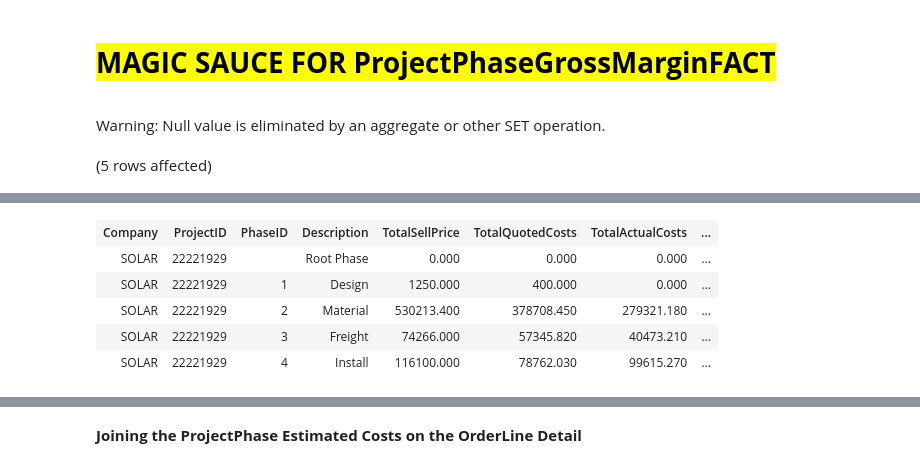
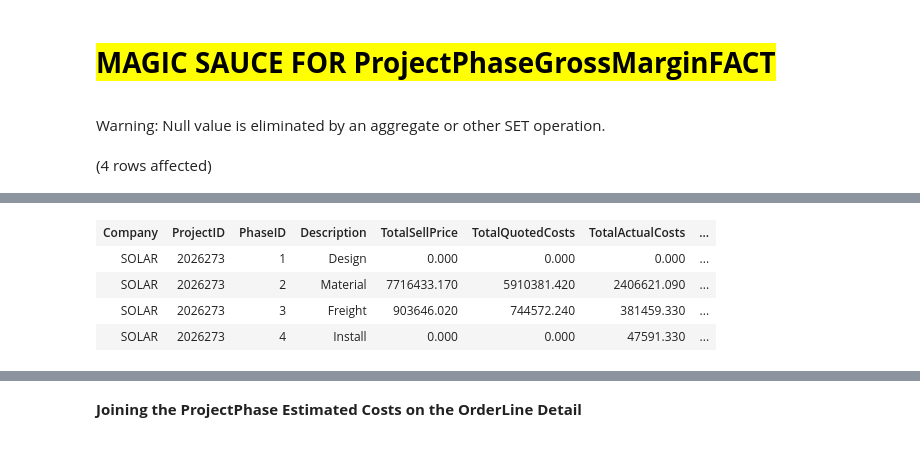
Before and after one commit to mdelisio/SQL-Scripts, a Jupyter notebook: TS South GM Report/GM Report Tables.ipynb, the cells around one changed output, grey strips where cells are left out. Saved outputs shown, nothing was run; the diff lists cells and outputs as text; code cells hidden in the pictures.

```diff
--- a/TS South GM Report/GM Report Tables.ipynb
+++ b/TS South GM Report/GM Report Tables.ipynb
@@ -4,7 +4,7 @@
 <mark></mark>
 # %%
 Declare @ProjectID Varchar(50)
-Set @ProjectID = '22221929';
+Set @ProjectID = '2026273';
 Declare @Company Varchar(50)
 Set @Company = 'Solar';
 
@@ -13,7 +13,9 @@ With OpenJobDemandsDetail AS
 (Select
     Company,
     ProjectID,
-    OrderNum,
+    /*added Try_Cast because there is and OrderNum = 'TSS00000000001' in the JobMtl table
+    but the ProjPhase table OrderNums are ints and it won't complete the join with that varchar */
+    Try_Cast(OrderNum as int) as OrderNum,
     OrderLine,
     (Case
          When (EstUnitCost*(RequiredQty-IssuedQty)) >= 0 Then  (EstUnitCost*(RequiredQty-IssuedQty))
@@ -22,12 +24,6 @@ With OpenJobDemandsDetail AS
     (EstUnitCost*RequiredQty) as EstimatedJobDemands
 FROM [ERPDB].[etl].[vwJobMtlChange]
 WHERE 1=1
-/*******************************************************************
-Had to put these In here because of an error getting returned on
-converting Varchar to INT in this part of the query.  How to Solve?
-*******************************************************************/
-    and ProjectID = @ProjectID
-    and Company = @Company
 ),
 
 
@@ -45,6 +41,7 @@ From OpenJobDemandsDetail
 Group by Company, ProjectID, OrderNum, OrderLine
 ),
 
+
 ProjectPhaseOrderLines as
 (SELECT DISTINCT
     pp.Company,
@@ -61,9 +58,7 @@ FROM ERPDB.ERP.ProjPhase pp
 LEFT JOIN OpenJobDemands ojd
     On pp.Company = ojd.Company and pp.OrderNum = ojd.OrderNum and pp.OrderLine = ojd.OrderLine
 WHERE 1=1
-    and pp.ProjectID = @ProjectID
-    and pp.Company = @Company
-    and pp.OrderNum <> 0
+    and pp.OrderNum <> '0'
 GROUP BY pp.Company, pp.ProjectID, pp.PhaseID, pp.OrderNum, pp.OrderLine
 ),
 
@@ -72,8 +67,8 @@ ProjectPhaseDemands as
     ppol.Company,
     ppol.ProjectID,
     ppol.ParentPhaseID,
-    SUM(ppol.OpenJobDemands) as OpenJobDemands,
-    SUM(ppol.EstimatedJobDemands) as EstimatedJobDemands
+    SUM(COALESCE(ppol.OpenJobDemands,0)) as OpenJobDemands,
+    SUM(COALESCE(ppol.EstimatedJobDemands,0)) as EstimatedJobDemands
 FROM ProjectPhaseOrderLines  ppol
 Group by Company, ProjectID, ParentPhaseID
 ),
@@ -91,8 +86,11 @@ ProjectPhaseRollup AS
         SUM([TotActLbrCost]+[TotActBurCost]+[TotActSubContCost]+[TotActMtlCost]+[TotActMtlBurCost]+[TotActODCCost]) as ActualCost,
         SUM(TotWBSPhaseRev) as SellPrice
 FROM ERPDB.ERP.ProjPhase
-    -- Where clause for Level only includes project phases at the top level which are already Summarized from lower levels
-WHERE Level = 1
+
+Where 1=1
+    /**** Where clause for PhaseID only includes project phases at the top level that have now period
+    this exclused root phases and several Level = 1 rows that are contain '.' *****/
+   and  ( PhaseID like '[0-9]'  or PhaseID like '[0-9][0-9]' )
 GROUP BY Company, ProjectID, PhaseID, [Description], OrderNum, OrderLine
 )
 
@@ -108,7 +106,7 @@ SELECT
        SUM(pp.ActualCost) as TotalActualCosts,
        SUM(pp.BudgetedCosts) as TotalBudgetedCosts,
        SUM(COALESCE(ppd.OpenJobDemands,0)) as OpenJobDemands,
-       SUM(COALESCE(ppd.OpenJobDemands,0) + COALESCE(pp.ActualCost,0)) as ActualCostsandOpenJobDemands,
+       SUM(COALESCE(ppd.OpenJobDemands,0)) + Sum(COALESCE(pp.ActualCost,0)) as ActualCostsandOpenJobDemands,
        SUM(COALESCE(ppd.EstimatedJobDemands,0)) as EstimatedCosts
 FROM ProjectPhaseRollup pp
 LEFT JOIN ProjectPhaseDemands ppd
@@ -119,4 +117,4 @@ WHERE 1=1
 GROUP BY pp.Company, pp.ProjectID, pp.PhaseID, pp.[Description]
 # %% [output]
 Warning: Null value is eliminated by an aggregate or other SET operation.
-(5 rows affected)
+(4 rows affected)
@@ -124,6 +122,5 @@ Total execution time: 00:00:08.191
 | Company | ProjectID | PhaseID | Description | TotalSellPrice | TotalQuotedCosts | TotalActualCosts | ... |
-| SOLAR | 22221929 |  | Root Phase | 0.000 | 0.000 | 0.000 | ... |
-| SOLAR | 22221929 | 1 | Design | 1250.000 | 400.000 | 0.000 | ... |
-| SOLAR | 22221929 | 2 | Material | 530213.400 | 378708.450 | 279321.180 | ... |
-| SOLAR | 22221929 | 3 | Freight | 74266.000 | 57345.820 | 40473.210 | ... |
-| SOLAR | 22221929 | 4 | Install | 116100.000 | 78762.030 | 99615.270 | ... |
+| SOLAR | 2026273 | 1 | Design | 0.000 | 0.000 | 0.000 | ... |
+| SOLAR | 2026273 | 2 | Material | 7716433.170 | 5910381.420 | 2406621.090 | ... |
+| SOLAR | 2026273 | 3 | Freight | 903646.020 | 744572.240 | 381459.330 | ... |
+| SOLAR | 2026273 | 4 | Install | 0.000 | 0.000 | 47591.330 | ... |
```
Also changed, not shown: parts of 6 cells of this notebook.
